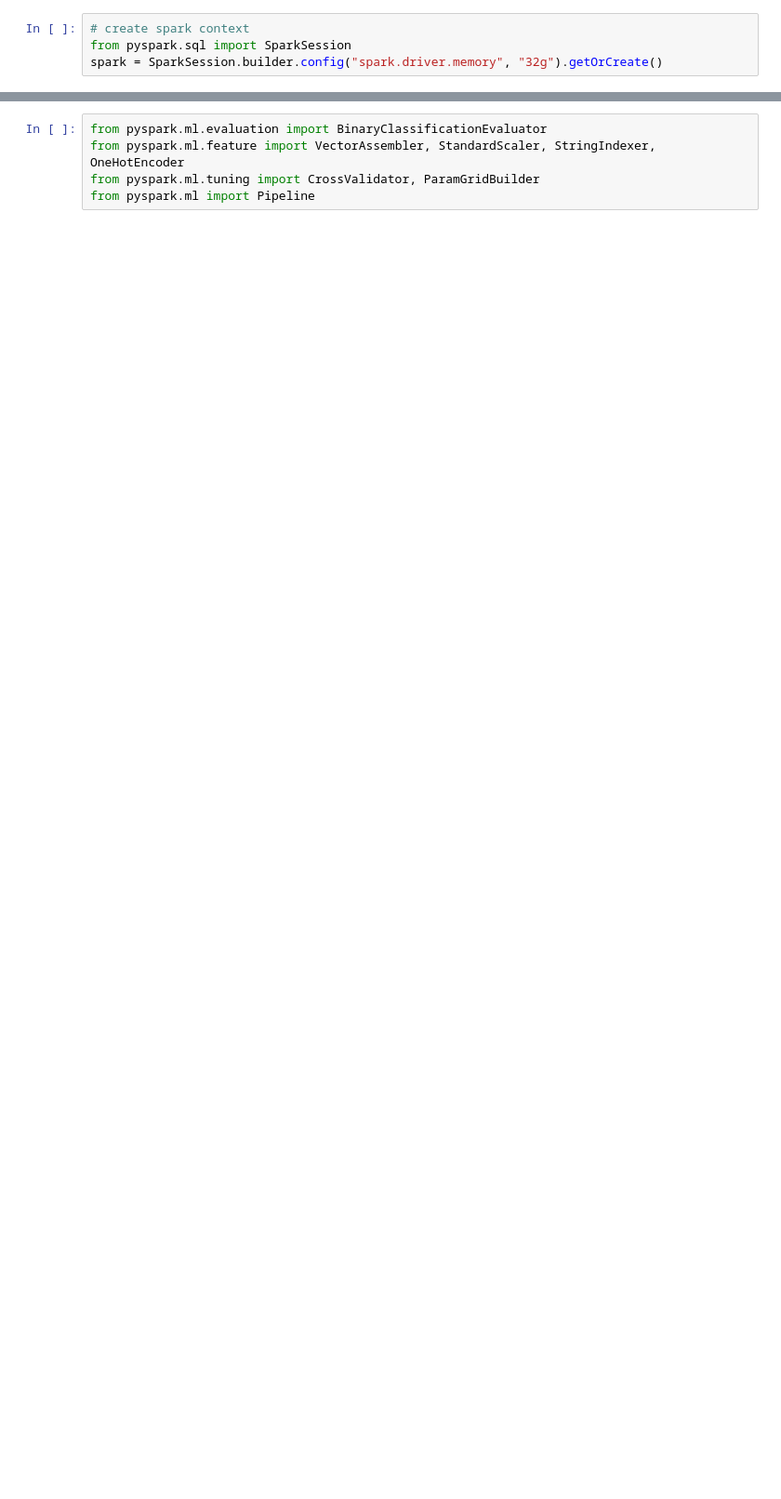
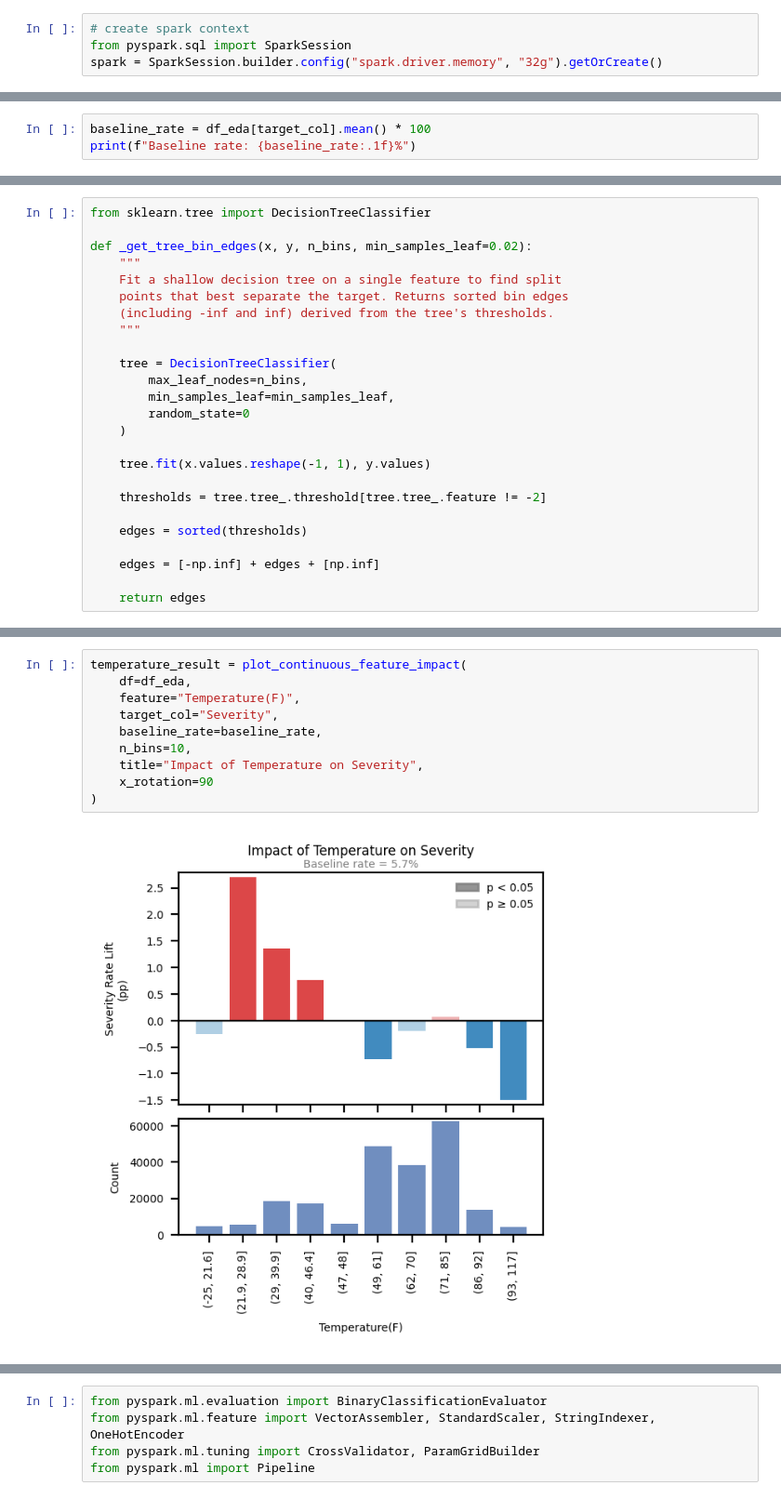
Before and after one commit to harimshin/data-science-portfolio, a Jupyter notebook: machine_learning_binary_classification_with_SMOTE_prediction_model_for_the_severity_of_car_accidents.ipynb, the cells around one changed output, grey strips where cells are left out. Shown at 93% size. Cells and saved outputs as stored; diff of their text form; blank space fills up the shorter version.

```diff
--- a/machine_learning_binary_classification_with_SMOTE_prediction_model_for_the_severity_of_car_accidents.ipynb
+++ b/machine_learning_binary_classification_with_SMOTE_prediction_model_for_the_severity_of_car_accidents.ipynb
@@ -523,0 +433,3 @@ y_training_imbalanced = imbalanced_training_pd['label']  # Label (target variabl
+# %%
+baseline_rate = df_eda[target_col].mean() * 100
+print(f"Baseline rate: {baseline_rate:.1f}%")
@@ -523,0 +438,25 @@ y_training_imbalanced = imbalanced_training_pd['label']  # Label (target variabl
+# %%
+from sklearn.tree import DecisionTreeClassifier
+
+def _get_tree_bin_edges(x, y, n_bins, min_samples_leaf=0.02):
+    """
+    Fit a shallow decision tree on a single feature to find split
+    points that best separate the target. Returns sorted bin edges
+    (including -inf and inf) derived from the tree's thresholds.
+    """
+
+    tree = DecisionTreeClassifier(
+        max_leaf_nodes=n_bins,
+        min_samples_leaf=min_samples_leaf,
+        random_state=0
+    )
+
+    tree.fit(x.values.reshape(-1, 1), y.values)
+
+    thresholds = tree.tree_.threshold[tree.tree_.feature != -2]
+
+    edges = sorted(thresholds)
+
+    edges = [-np.inf] + edges + [np.inf]
+
+    return edges
@@ -523,0 +720,12 @@ y_training_imbalanced = imbalanced_training_pd['label']  # Label (target variabl
+# %%
+temperature_result = plot_continuous_feature_impact(
+    df=df_eda,
+    feature="Temperature(F)",
+    target_col="Severity",
+    baseline_rate=baseline_rate,
+    n_bins=10,
+    title="Impact of Temperature on Severity",
+    x_rotation=90
+)
+# %% [output]
+[figure, added]
```
Also changed, not shown: parts of 230 cells of this notebook.
